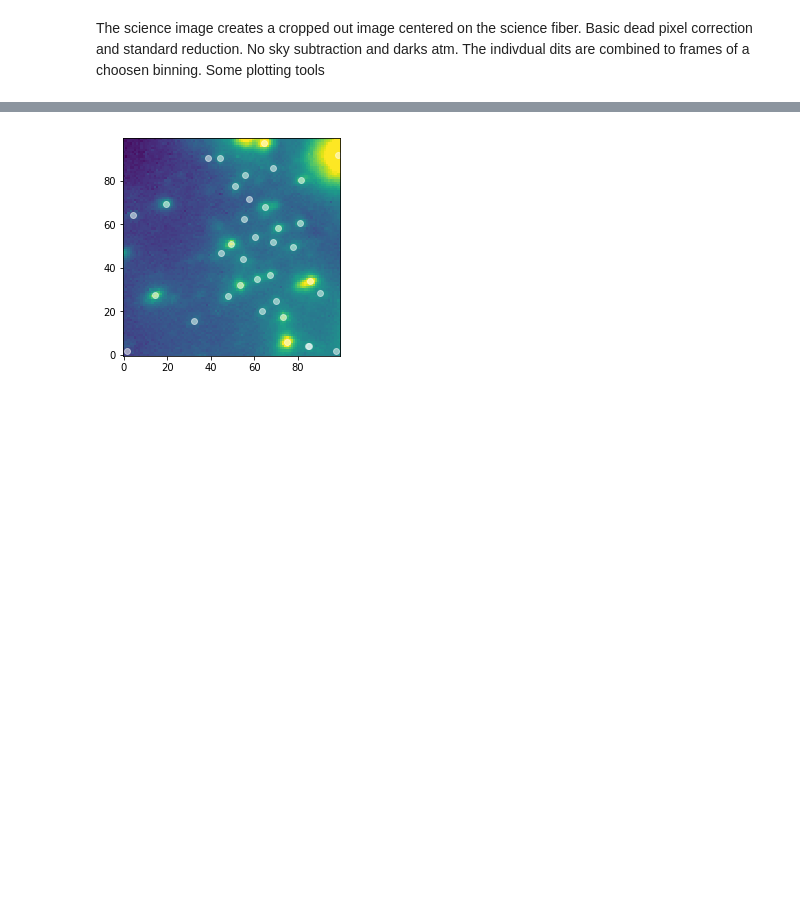
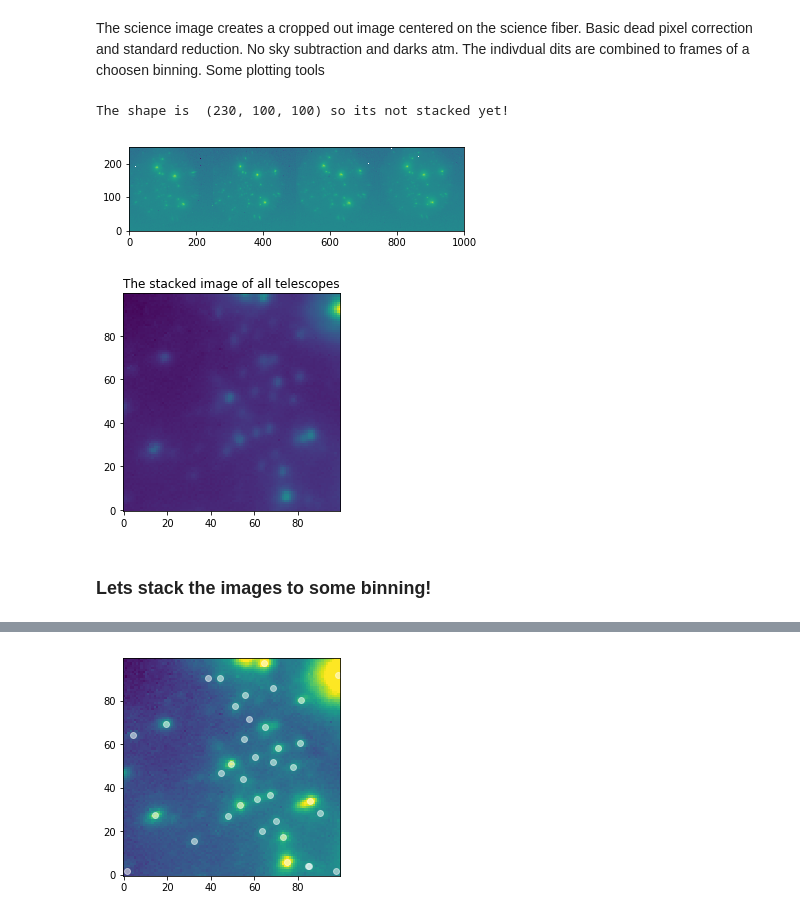
Before and after one commit to Sebastiano-von-Fellenberg/AquisitionCamera, a Jupyter notebook: Aquistion Cam.ipynb, the cells around one changed output, grey strips where cells are left out. Drawn from its saved outputs; the diff is of its cells as text; code cells hidden in the pictures; blank space fills up the shorter version.

```diff
--- a/Aquistion Cam.ipynb
+++ b/Aquistion Cam.ipynb
@@ -34,3 +42,15 @@ The science image creates a cropped out image centered on the science fiber. Bas
+# %%
+plt.imshow(np.nanmean(si.raw_image, axis=0), origin="lower", norm=LogNorm())
+plt.figure()
+plt.title("The stacked image of all telescopes")
+plt.imshow(np.nanmean(si.image, axis=0), origin="lower", norm=LogNorm())
+print("The shape is ", si.image.shape, "so its not stacked yet!")
+# %% [output]
+The shape is  (230, 100, 100) so its not stacked yet!
+[figure, added]
+[figure, added]
+# %% [markdown]
+### Lets stack the images to some binning!
 # %%
 si.stack=30 ## Set the number of dits per frame to forty, from default 20 (i.e. 28 seconds)
 si.get_frames()
```
Also changed, not shown: parts of 16 cells of this notebook, 4 other files.
